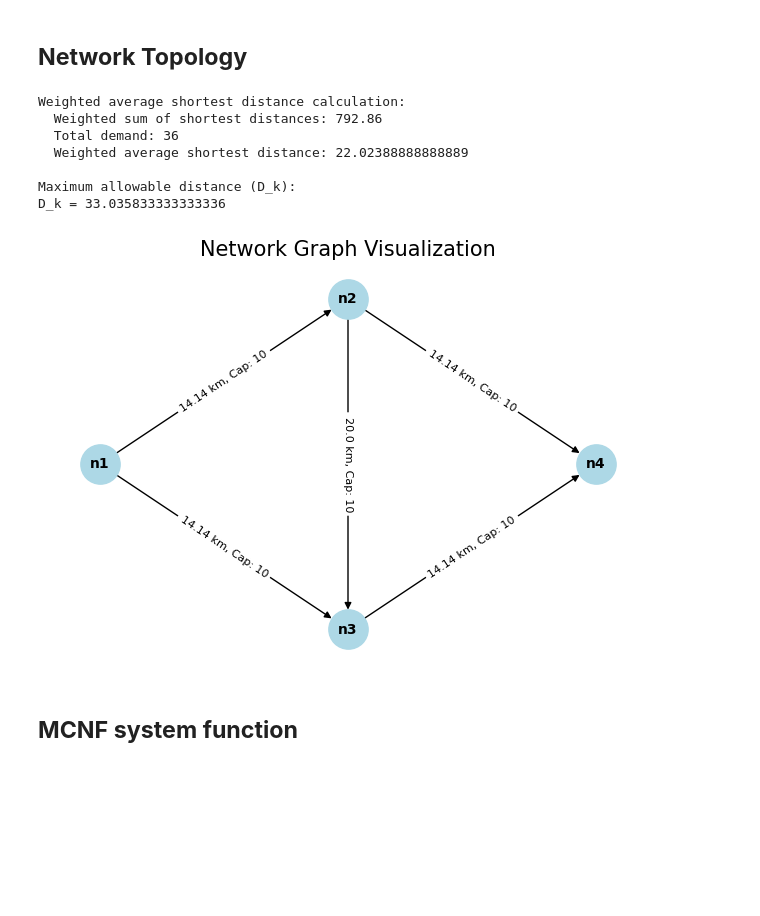
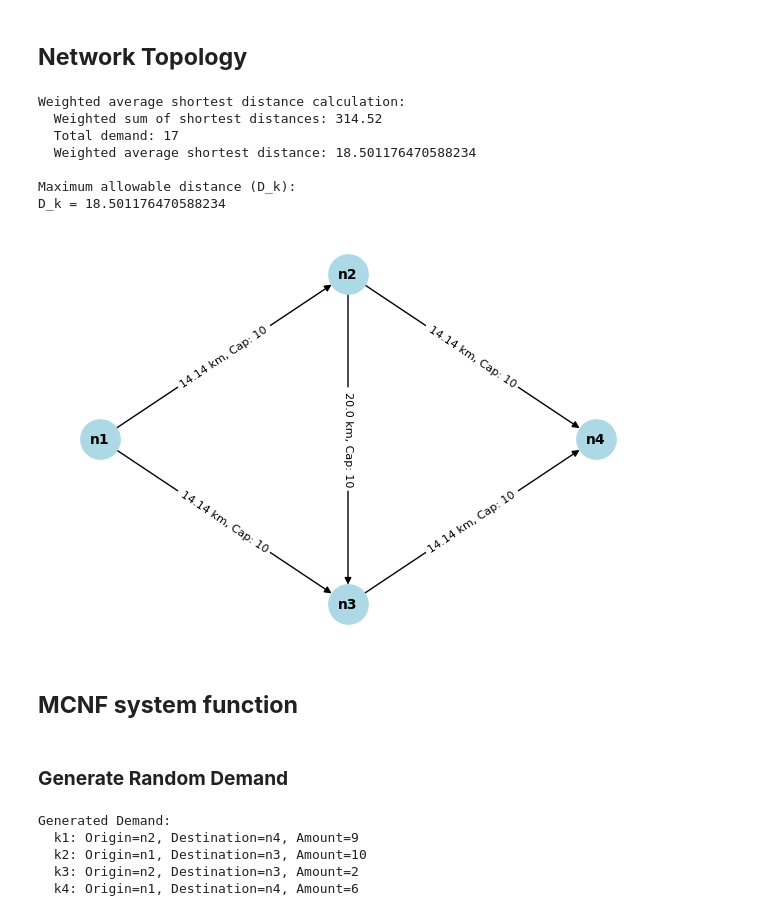
Before and after one commit to mjkang920/network_reliability, a Jupyter notebook: 2024-01-02-MCNF_systemfunc.ipynb, the cells around one changed output. Saved outputs shown, nothing was run; the diff lists cells and outputs as text; code cells hidden in the pictures; blank space fills up the shorter version.

```diff
--- a/2024-01-02-MCNF_systemfunc.ipynb
+++ b/2024-01-02-MCNF_systemfunc.ipynb
@@ -32,63 +33,59 @@ def euclidean_distance(node1, node2):
 arc_distance = {tuple(edge): euclidean_distance(edge[0], edge[1]) for edge in arcs}
 arc_capacity = {tuple(edge): 10 for edge in arcs}
 
+#demand = {
+#    'k1': {'origin': 'n1', 'destination': 'n4', 'amount': 18},
+#    'k2': {'origin': 'n2', 'destination': 'n3', 'amount': 5},
+#    'k3': {'origin': 'n1', 'destination': 'n3', 'amount': 7},
+#    'k4': {'origin': 'n3', 'destination': 'n4', 'amount': 6}
+#}
 
-demand = {
-    'k1': {'origin': 'n1', 'destination': 'n4', 'amount': 18},
-    'k2': {'origin': 'n2', 'destination': 'n3', 'amount': 5},
-    'k3': {'origin': 'n1', 'destination': 'n3', 'amount': 7},
-    'k4': {'origin': 'n3', 'destination': 'n4', 'amount': 6}
-}
-
+G = nx.DiGraph()
+for node, position in nodes.items():
+    G.add_node(node, pos=position)
+for (u, v) in arcs:
+    distance = arc_distance[(u, v)]
+    capacity = arc_capacity[(u, v)]
+    G.add_edge(u, v, weight=distance, capacity=capacity)
 
 # Calculate weighted average shortest path distance for D_k
 weighted_sum = sum(
     nx.shortest_path_length(G, source=info['origin'], target=info['destination'], weight='weight') * info['amount']
     for info in demand.values()
 )
 total_demand = sum(info['amount'] for info in demand.values())
 average_distance = weighted_sum / total_demand
 
-alpha = 1.5
+alpha = 1
 max_distance = average_distance * alpha
 
 print("\nWeighted average shortest distance calculation:")
 print(f"  Weighted sum of shortest distances: {weighted_sum}")
 print(f"  Total demand: {total_demand}")
 print(f"  Weighted average shortest distance: {average_distance}")
 
 print("\nMaximum allowable distance (D_k):")
 print(f"D_k = {max_distance}")
 
 
+comps_st = {0: 1, 1: 1, 2: 1, 3: 0, 4: 1}
 
-comps_st = {0: 1, 1: 0, 2: 0, 3: 1, 4: 1}
-
-
-G = nx.DiGraph()
-for node, position in nodes.items():
-    G.add_node(node, pos=position)
-for (u, v) in arcs:
-    distance = arc_distance[(u, v)]
-    capacity = arc_capacity[(u, v)]
-    G.add_edge(u, v, weight=distance, capacity=capacity)
 
 plt.figure(figsize=(6, 4))
 pos = nx.get_node_attributes(G, 'pos')
 nx.draw(G, pos, with_labels=True, node_size=800, node_color="lightblue", font_size=10, font_weight="bold")
 edge_labels = {edge: f"{arc_distance[edge]} km, Cap: {arc_capacity[edge]}" for edge in arcs}
 nx.draw_networkx_edge_labels(G, pos, edge_labels=edge_labels, font_size=8, label_pos=0.5)
-plt.title("Network Graph Visualization", fontsize=15)
 plt.show()
 # %% [output]
 Weighted average shortest distance calculation:
-  Weighted sum of shortest distances: 792.86
-  Total demand: 36
-  Weighted average shortest distance: 22.02388888888889
+  Weighted sum of shortest distances: 314.52
+  Total demand: 17
+  Weighted average shortest distance: 18.501176470588234
 
 Maximum allowable distance (D_k):
-D_k = 33.035833333333336
+D_k = 18.501176470588234
-[figure, old version]
+[figure, new version]
 # %% [markdown]
 ## **MCNF system function**
 # %%
@@ -155,3 +152,5 @@ def multi_commodity_net_conn(comps_st, edges, arcs, arc_capacity, demand, arc_di
         return unmet_demand_percentage, flows
     else:
         return None, None
+# %% [markdown]
+### **Generate Random Demand**
@@ -157,0 +192,8 @@ def multi_commodity_net_conn(comps_st, edges, arcs, arc_capacity, demand, arc_di
+# %%
+demand = random_demand(num_demands=4, nodes=nodes, min_amount=1, max_amount=10, arc_capacity=arc_capacity)
+# %% [output]
+Generated Demand:
+  k1: Origin=n2, Destination=n4, Amount=9
+  k2: Origin=n1, Destination=n3, Amount=10
+  k3: Origin=n2, Destination=n3, Amount=2
+  k4: Origin=n1, Destination=n4, Amount=6
```
Also changed, not shown: parts of 5 cells of this notebook.
